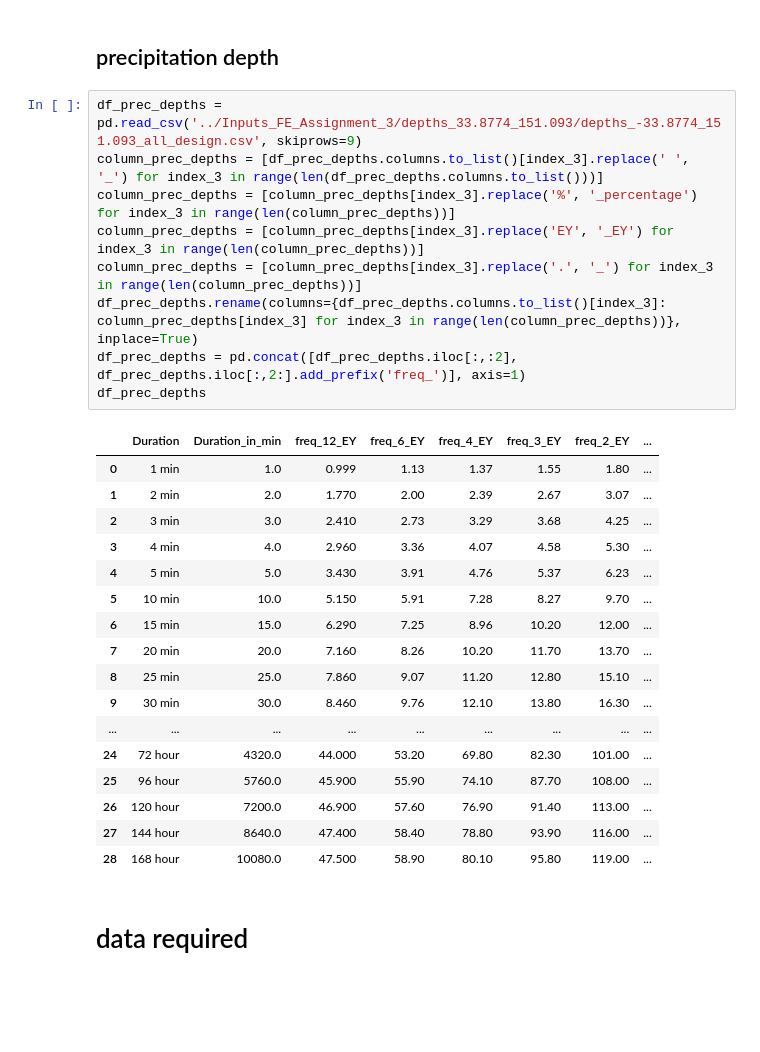
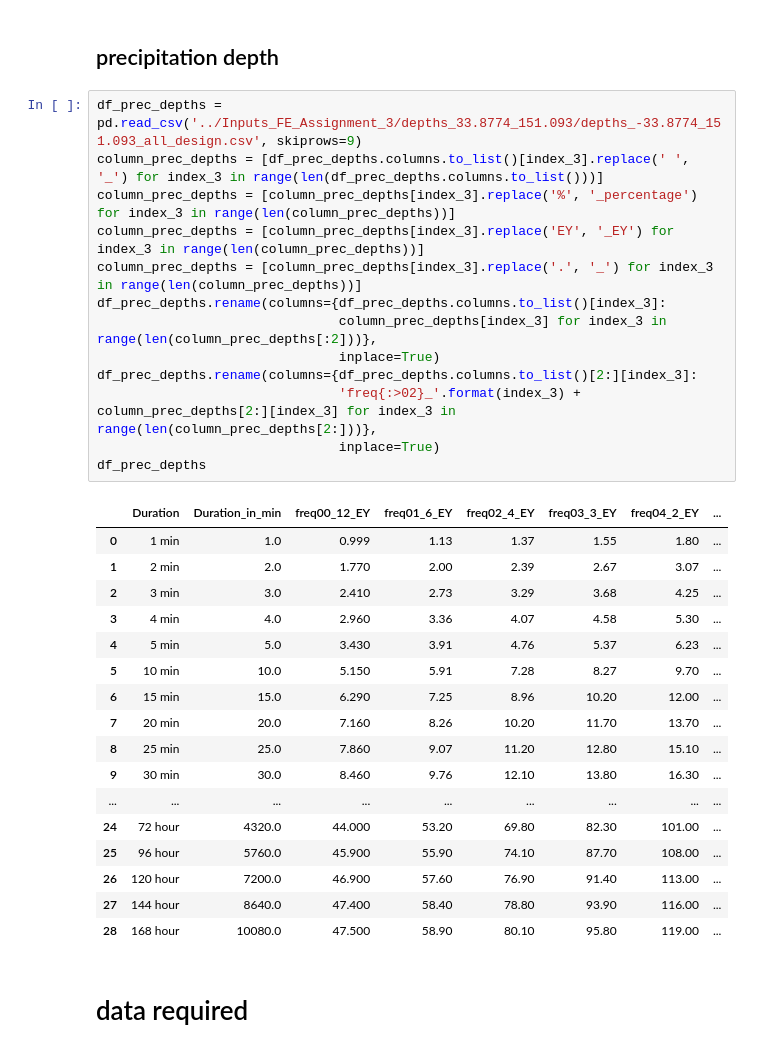
Before and after one commit to Holger-Paxi/Flood_Estimation, a Jupyter notebook: generate_rainfall_temporal_patterns.ipynb, the cells around one changed output. Drawn from its saved outputs; the diff is of its cells as text; blank space fills up the shorter version.

```diff
--- a/generate_rainfall_temporal_patterns.ipynb
+++ b/generate_rainfall_temporal_patterns.ipynb
@@ -81,14 +81,18 @@ df_increments
 # %%
 df_prec_depths = pd.read_csv('../Inputs_FE_Assignment_3/depths_33.8774_151.093/depths_-33.8774_151.093_all_design.csv', skiprows=9)
 column_prec_depths = [df_prec_depths.columns.to_list()[index_3].replace(' ', '_') for index_3 in range(len(df_prec_depths.columns.to_list()))]
 column_prec_depths = [column_prec_depths[index_3].replace('%', '_percentage') for index_3 in range(len(column_prec_depths))]
 column_prec_depths = [column_prec_depths[index_3].replace('EY', '_EY') for index_3 in range(len(column_prec_depths))]
 column_prec_depths = [column_prec_depths[index_3].replace('.', '_') for index_3 in range(len(column_prec_depths))]
-df_prec_depths.rename(columns={df_prec_depths.columns.to_list()[index_3]: column_prec_depths[index_3] for index_3 in range(len(column_prec_depths))}, inplace=True)
-df_prec_depths = pd.concat([df_prec_depths.iloc[:,:2], df_prec_depths.iloc[:,2:].add_prefix('freq_')], axis=1)
+df_prec_depths.rename(columns={df_prec_depths.columns.to_list()[index_3]:
+                               column_prec_depths[index_3] for index_3 in range(len(column_prec_depths[:2]))},
+                               inplace=True)
+df_prec_depths.rename(columns={df_prec_depths.columns.to_list()[2:][index_3]:
+                               'freq{:>02}_'.format(index_3) + column_prec_depths[2:][index_3] for index_3 in range(len(column_prec_depths[2:]))},
+                               inplace=True)
 df_prec_depths
 # %% [output]
-|  | Duration | Duration_in_min | freq_12_EY | freq_6_EY | freq_4_EY | freq_3_EY | freq_2_EY | ... |
+|  | Duration | Duration_in_min | freq00_12_EY | freq01_6_EY | freq02_4_EY | freq03_3_EY | freq04_2_EY | ... |
 | 0 | 1 min | 1.0 | 0.999 | 1.13 | 1.37 | 1.55 | 1.80 | ... |
 | 1 | 2 min | 2.0 | 1.770 | 2.00 | 2.39 | 2.67 | 3.07 | ... |
 | 2 | 3 min | 3.0 | 2.410 | 2.73 | 3.29 | 3.68 | 4.25 | ... |
```
Also changed, not shown: parts of 15 cells of this notebook, 1 other file.
